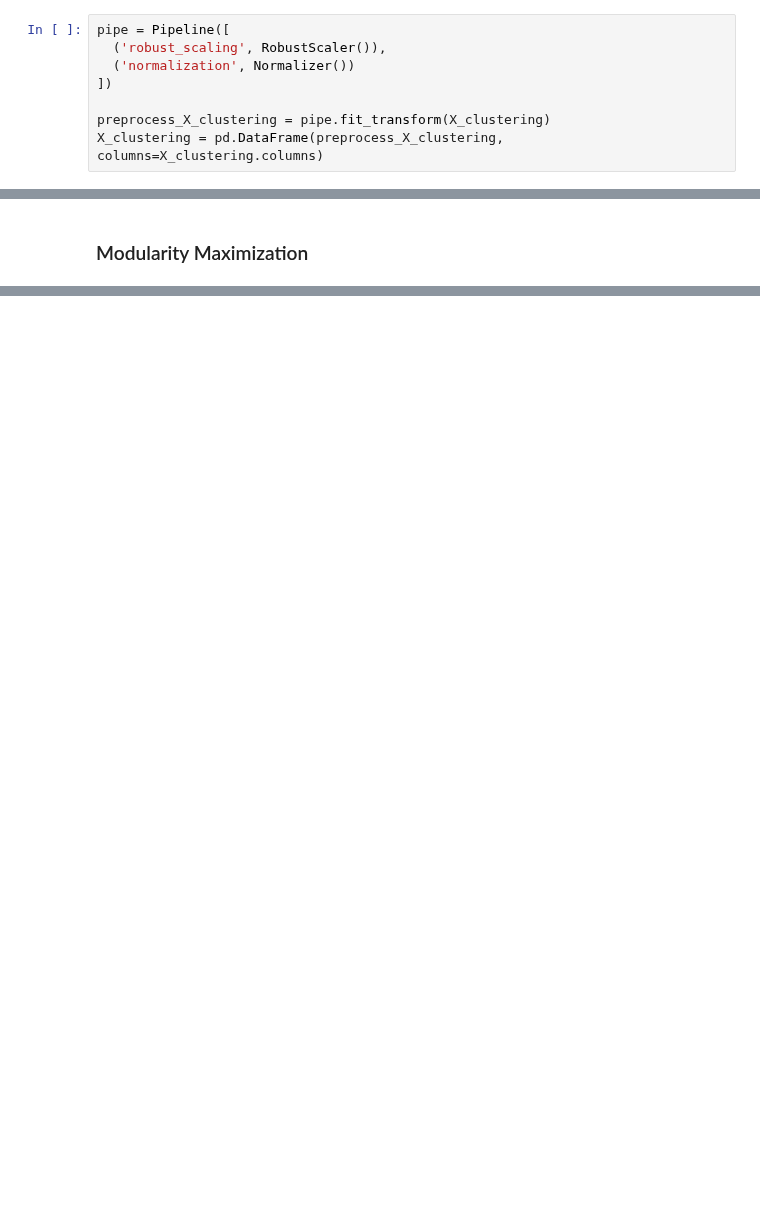
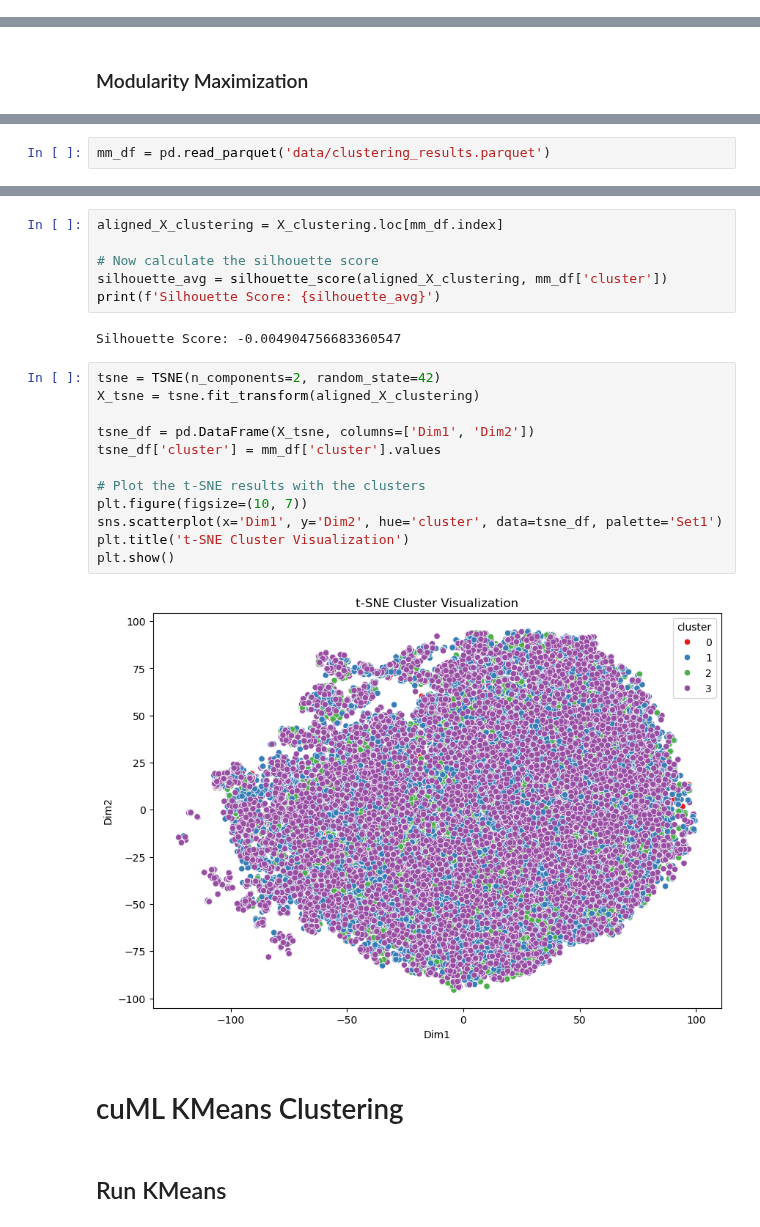
Before and after one commit to sammig6i/NBA-Fantasy-Points-Prediction, a Jupyter notebook: notebooks/clustering.ipynb, the cells around one changed output, grey strips where cells are left out. Drawn from its saved outputs; the diff is of its cells as text; blank space fills up the shorter version.

```diff
--- a/notebooks/clustering.ipynb
+++ b/notebooks/clustering.ipynb
@@ -308,11 +322,3 @@ K-Means performed a decent job with defining the 4 clusters and centroids but th
 # Spectral Clustering
 # %% [markdown]
 ## Prepare dataset and generate a sparse similarity matrix for better effeciency with a similarity score threshold.
-# %%
-pipe = Pipeline([
-  ('robust_scaling', RobustScaler()),
-  ('normalization', Normalizer())
-])
-
-preprocess_X_clustering = pipe.fit_transform(X_clustering)
-X_clustering = pd.DataFrame(preprocess_X_clustering, columns=X_clustering.columns)
@@ -490,0 +478,2 @@ Name: count, dtype: int64
+# %%
+mm_df = pd.read_parquet('data/clustering_results.parquet')
@@ -490,0 +489,26 @@ Name: count, dtype: int64
+# %%
+aligned_X_clustering = X_clustering.loc[mm_df.index]
+
+# Now calculate the silhouette score
+silhouette_avg = silhouette_score(aligned_X_clustering, mm_df['cluster'])
+print(f'Silhouette Score: {silhouette_avg}')
+# %% [output]
+Silhouette Score: -0.004904756683360547
+# %%
+tsne = TSNE(n_components=2, random_state=42)
+X_tsne = tsne.fit_transform(aligned_X_clustering)
+
+tsne_df = pd.DataFrame(X_tsne, columns=['Dim1', 'Dim2'])
+tsne_df['cluster'] = mm_df['cluster'].values
+
+# Plot the t-SNE results with the clusters
+plt.figure(figsize=(10, 7))
+sns.scatterplot(x='Dim1', y='Dim2', hue='cluster', data=tsne_df, palette='Set1')
+plt.title('t-SNE Cluster Visualization')
+plt.show()
+# %% [output]
+[figure, added]
+# %% [markdown]
+# cuML KMeans Clustering
+# %% [markdown]
+## Run KMeans
```
Also changed, not shown: parts of 19 cells of this notebook.
